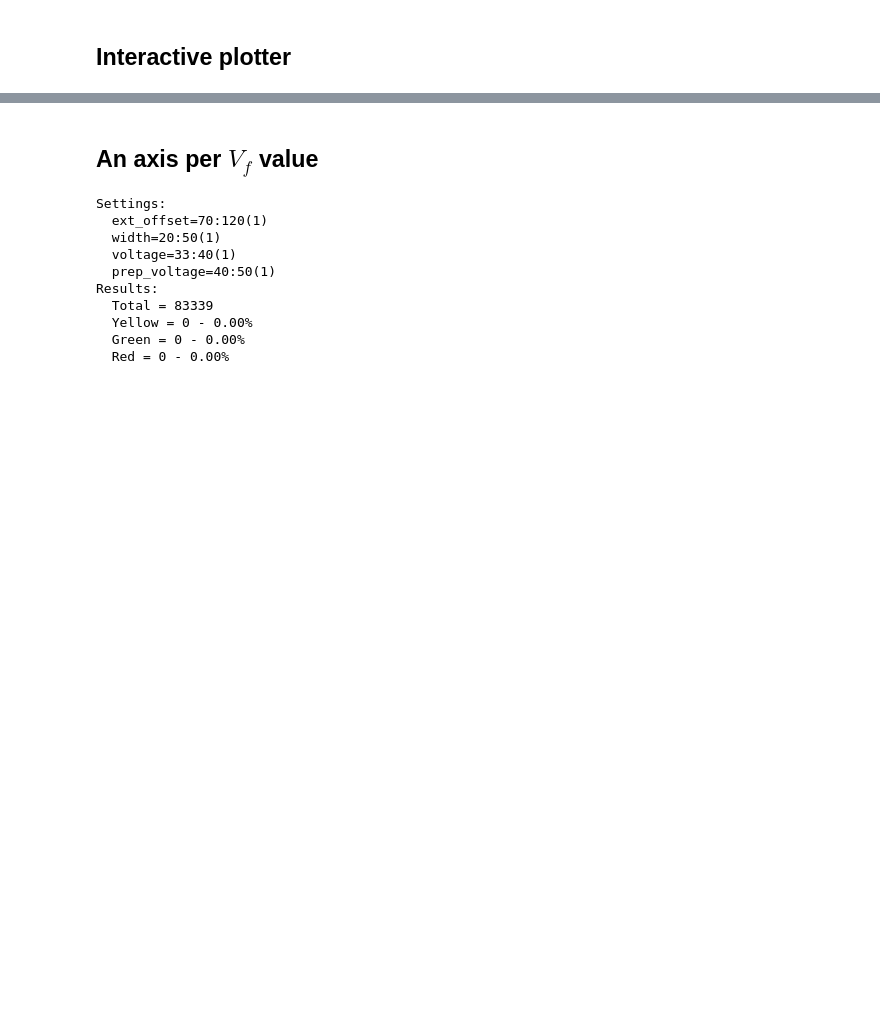
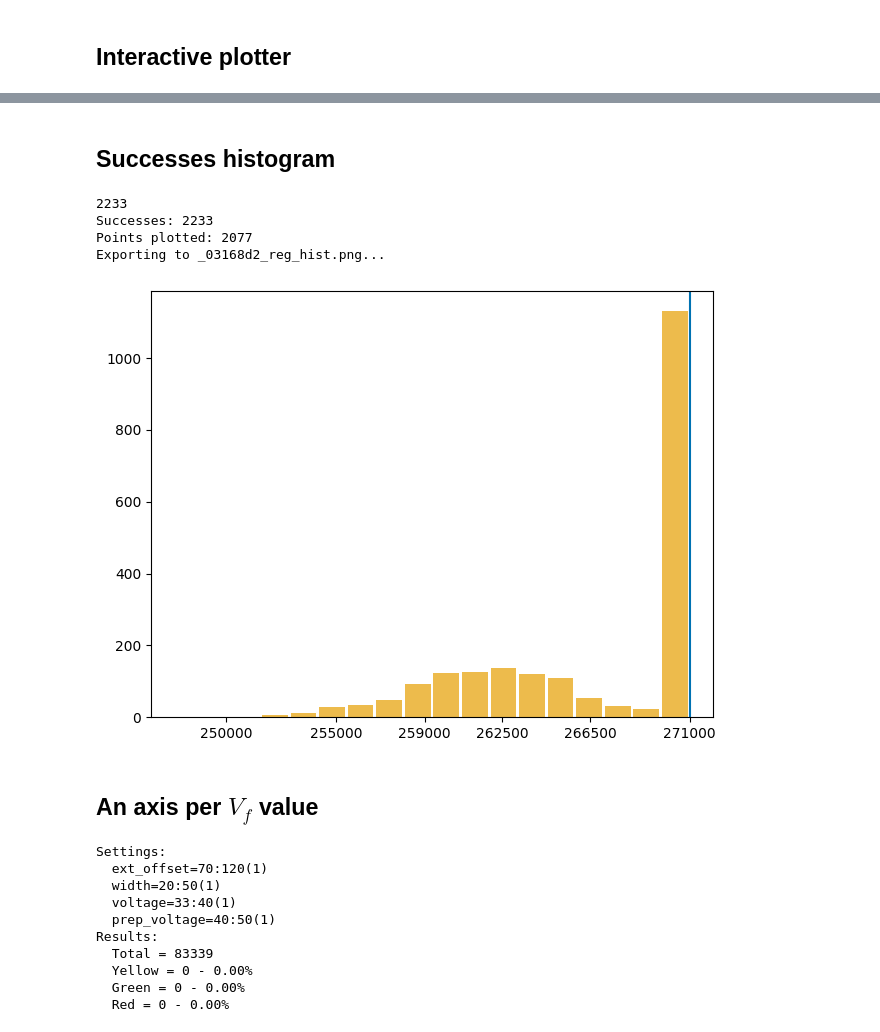
Before and after one commit to ceres-c/VU-Thesis, a Jupyter notebook: notebooks/plot_from_db.ipynb, the cells around one changed output, grey strips where cells are left out. Drawn from its saved outputs; the diff is of its cells as text; code cells hidden in the pictures; blank space fills up the shorter version.

```diff
--- a/notebooks/plot_from_db.ipynb
+++ b/notebooks/plot_from_db.ipynb
@@ -218,3 +136,49 @@ Results:
+# %% [markdown]
+## Successes histogram
+# %%
+def plot_hist(data_source_table: str, png_export: bool):
+	settings, extra_descr = get_settings(data_source_table)
+	fig = plt.figure(layout="tight")
+	ax = fig.add_subplot()
+	if not png_export:
+		fig.suptitle(f'{data_source_table}\n{settings}')
+	ax.xaxis.get_major_locator().set_params(integer=True)
+	ax.yaxis.get_major_locator().set_params(integer=True)
+
+	c.execute(f'SELECT * FROM {data_source_table} WHERE result == ?', (GlitchResult.SUCCESS.name,))
+	columns = [ele for (ele, *_) in c.description]
+	rows = c.fetchall()
+	print(len(rows))
+	if 'summation' not in columns:
+		print('No summation column found, run this on register tests')
+		return
+
+	success_values = []
+	for row in rows:
+		row_dict = dict(zip(columns, row))
+		if 200000 < row_dict['summation'] < 300000: # Cut off the outliers
+			success_values.append(row_dict['summation'])
+	print(f'Successes: {len(rows)}')
+	print(f'Points plotted: {len(success_values)}')
+
+	ax.hist(success_values, bins='auto', color='#E69F00', alpha=0.7, rwidth=0.9)
+	ax.axvline(x=271000, color='#0072B2', label='expected value')
+	plt.xticks([250000, 255000, 259000, 262500, 266500, 271000])
+
+	if png_export:
+		png_filename = f'{data_source_table}_hist.png'
+		print(f'Exporting to {png_filename}...')
+		plt.savefig(png_filename, format='png', bbox_inches='tight', transparent=True, dpi=300)
+	else:
+		plt.show()
+
+plot_hist('_03168d2_reg', True)
+# %% [output]
+2233
+Successes: 2233
+Points plotted: 2077
+Exporting to _03168d2_reg_hist.png...
+[figure, added]
 # %% [markdown]
 ## An axis per $V_f$ value
 # %%
```
Also changed, not shown: parts of 5 cells of this notebook, 5 other files.
